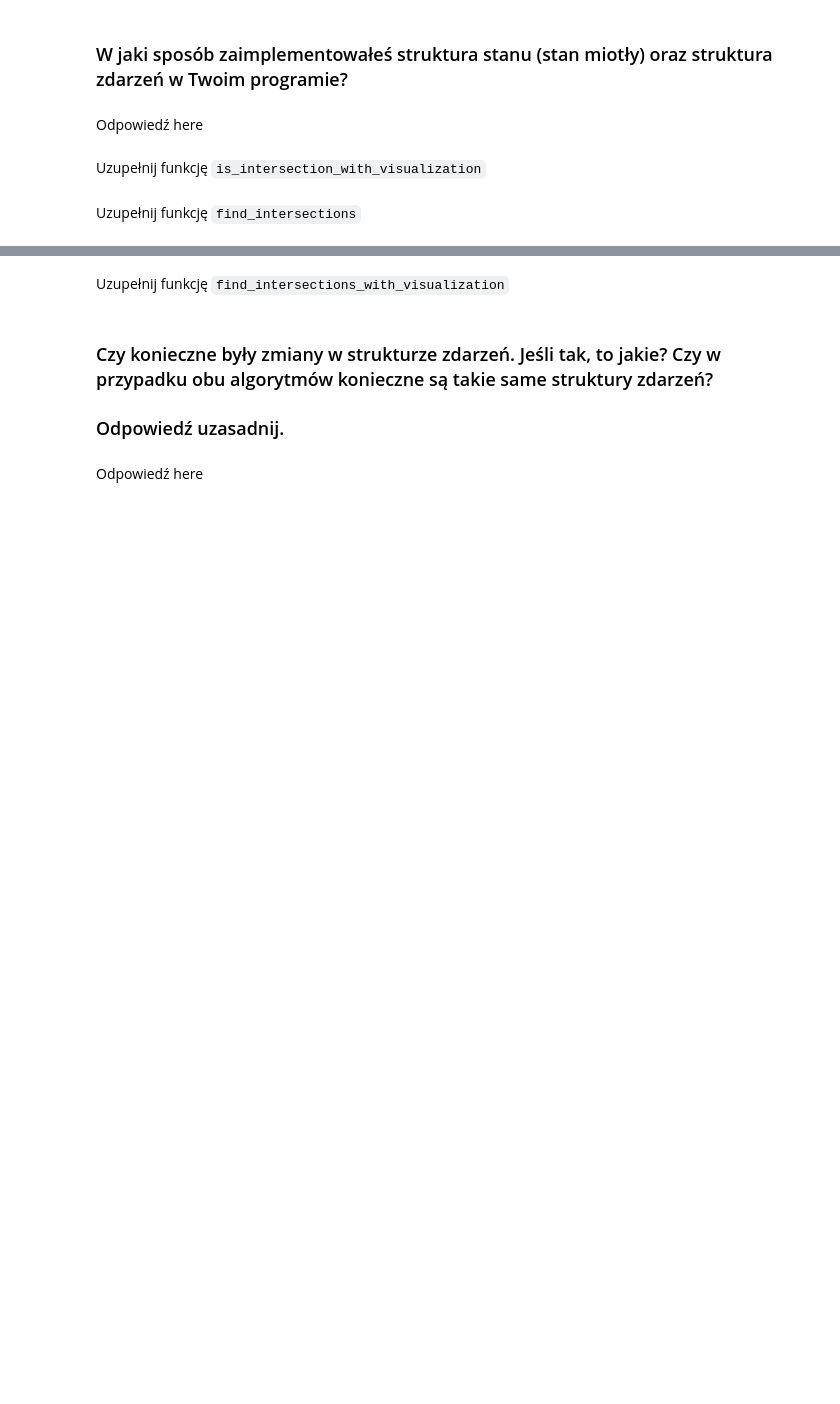
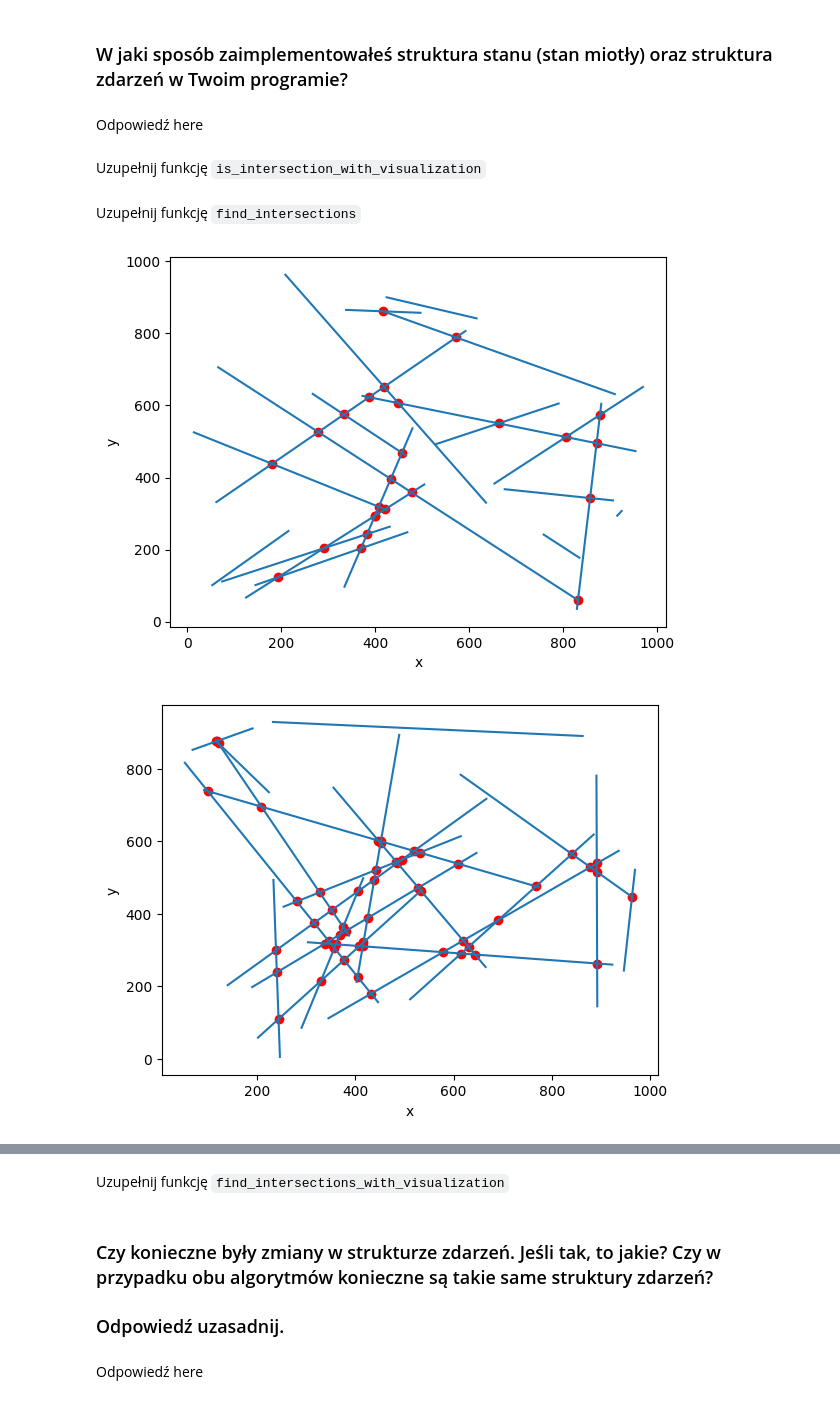
Before and after one commit to ReptilianEye/Algorytmy-Geometryczne, a Jupyter notebook: bitalg/lab4/main.ipynb, the cells around one changed output, grey strips where cells are left out. Drawn from its saved outputs; the diff is of its cells as text; code cells hidden in the pictures; blank space fills up the shorter version.

Commit message:
working intersect

````diff
--- a/bitalg/lab4/main.ipynb
+++ b/bitalg/lab4/main.ipynb
@@ -105,2 +207,6 @@
+# %%
+
+def mat_det(a, b):
+    return a[0] * b[1] - a[1] * b[0]
 # %% [markdown]
 Uzupełnij funkcję ```is_intersection```
@@ -131,14 +523,3 @@ def is_intersection_with_visualization(sections):  # TODO wizualizacja (jak?)
     raise Exception("Unimplemented")
 # %% [markdown]
 Uzupełnij funkcję ```find_intersections```
-# %%
-def find_intersections(sections):
-    """
-    Funkcja znajduje wszystkie przecięcia zadanych odcinków
-    :param sections: tablica odcinków w postaci krotek ktorek współrzędnych punktów końcowych odcinków
-    :return: tablica punktów przecięć w postaci trzyelementowych krotek w których pierwszym elementem są współrzędne danego punktu, a drugim i trzecim indeksy prostych z listy wejściowej, które się przecinają w tym punkcie współrzędnych np.:
-    [((x1, y1), id1,id2),
-    ((x2, y2), id3, id4),
-    ...]
-    """
-    raise Exception("Unimplemented")
@@ -144,0 +589,20 @@ def find_intersections(sections):
+# %%
+# intersections = [(5.5, 4.5), (2.5, 3.5), (4.0, 1.9999999999999998)]
+for i in range(10):
+    section = generate_uniform_sections(1000, 1000, 20)
+    try:
+        intersections = find_intersections(section)
+    except Exception as e:
+        print(e)
+        print(section)
+        continue
+    vis = Visualizer()
+    for sec in section:
+        vis.add_line_segment(sec)
+    for point in intersections:
+        point = np.array(list(point))
+        vis.add_point(point, color='red')
+    vis.show()
+# %% [output]
+[figure, added]
+[figure, added]
````
Also changed, not shown: parts of 17 cells of this notebook, 3 other files.
